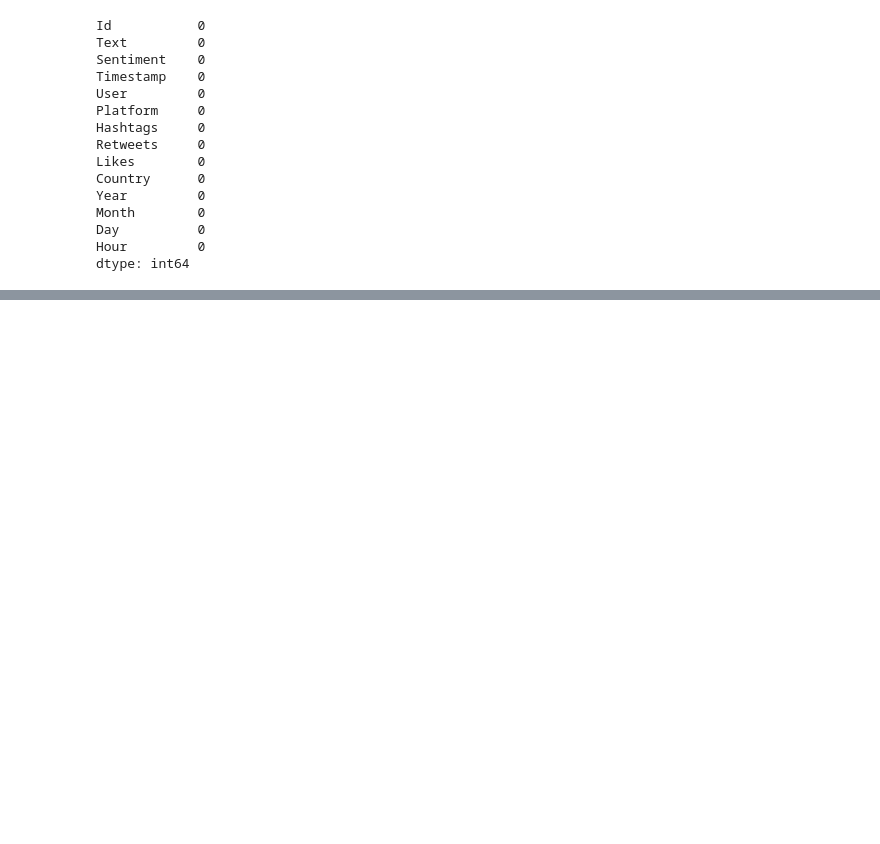
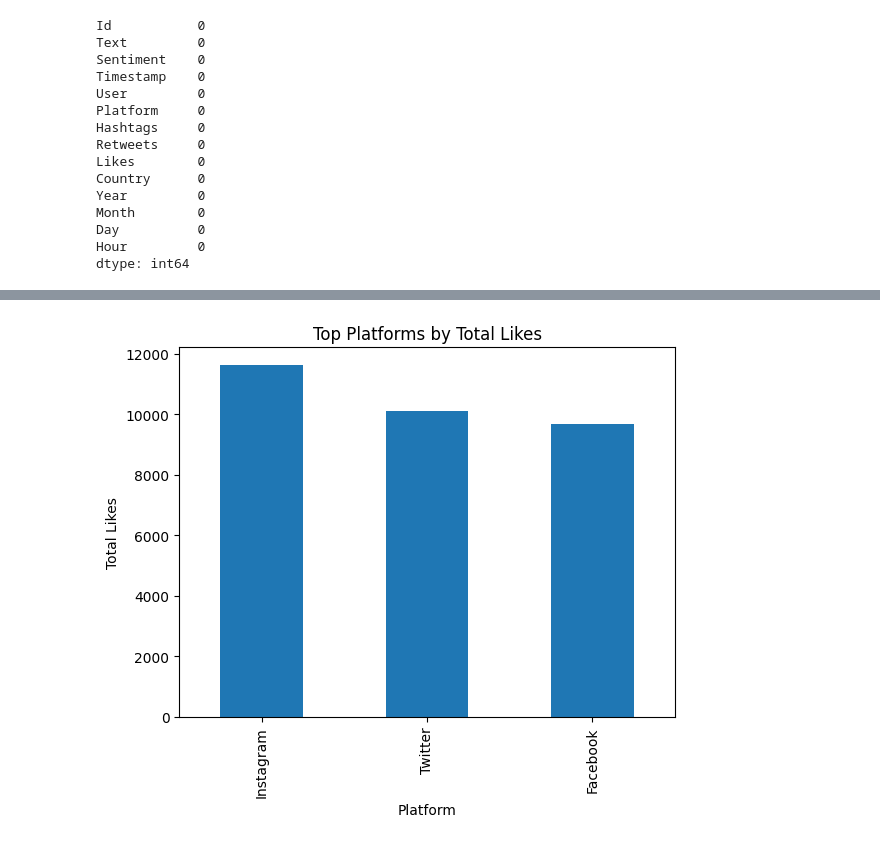
Before and after one commit to zizo155/sentimental-analysis, a Jupyter notebook: sentimental_analysis.ipynb, the cells around one changed output, grey strips where cells are left out. Drawn from its saved outputs; the diff is of its cells as text; code cells hidden in the pictures; blank space fills up the shorter version.

```diff
--- a/sentimental_analysis.ipynb
+++ b/sentimental_analysis.ipynb
@@ -174,0 +205,10 @@ df.head(10)
+# %%
+# which platforms are on top?
+top_likes_platform = df.groupby('Platform')['Likes'].sum().nlargest(10)
+top_likes_platform.plot(kind='bar')
+plt.title('Top Platforms by Total Likes')
+plt.xlabel('Platform')
+plt.ylabel('Total Likes')
+plt.show()
+# %% [output]
+[figure, added]
```
Also changed, not shown: parts of 12 cells of this notebook.
